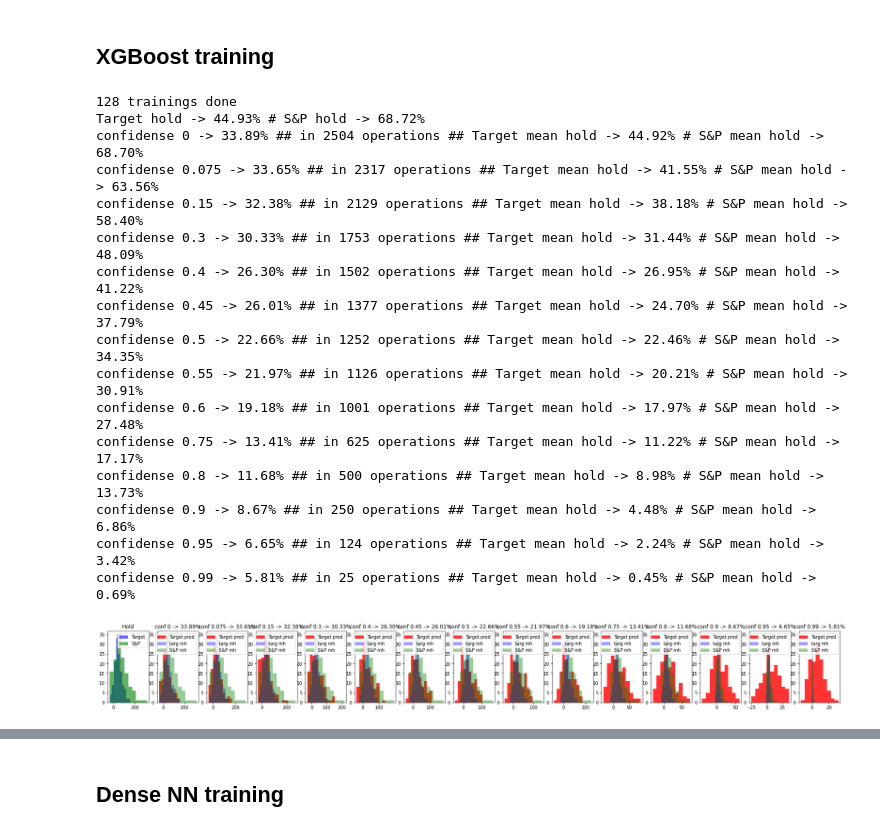
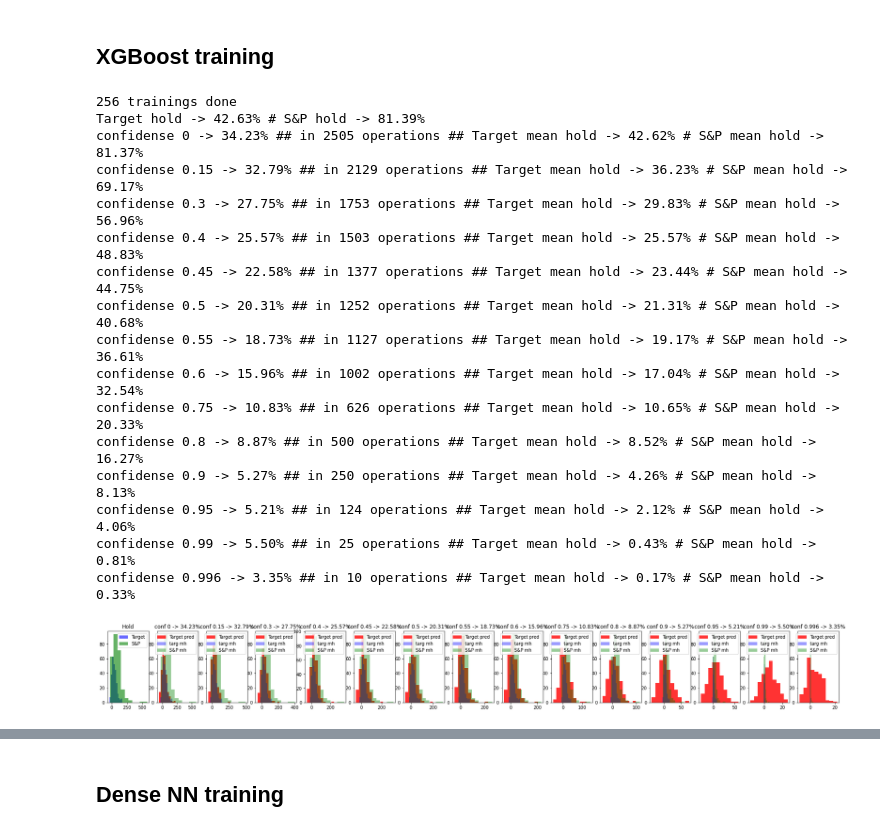
Before and after one commit to igormelekhin/stock_prediction, a Jupyter notebook: stock.ipynb, the cells around one changed output, grey strips where cells are left out. Cells and saved outputs as stored; diff of their text form; code cells hidden in the pictures.

```diff
--- a/stock.ipynb
+++ b/stock.ipynb
@@ -477,7 +602,7 @@ It can be good to do trading operations only in days when model is confident eno
 Training and validation results can vary significantly for different dataset splits. For more reliable results and for hyperparameters affect estimation, several iterations of dataset split and model training are executed. In the end the results of trained models with chosen hyperparameters are analized.<br> / Результаты обучения и валидации могут сильно меняться от случайного разбиения датасетов. Для надёжного получения результатов и для изучения влияния параметров на точность модели запускается несколько итераций случайного разибения датасета и обучений на этих разбиениях. В конце проводится анализ исходов для полученных моделей с данными гиперпараметрами.
 # %%
 ITERS=128 #number of iterations for dataset split and training
-confs=[0,0.075,0.15,0.3,0.4,0.45,0.5,0.55,0.6,0.75,0.8,0.90,0.95,0.99] #confidense levels (0..1) for estimation
+confs=[0,0.15,0.3,0.4,0.45,0.5,0.55,0.6,0.75,0.8,0.90,0.95,0.99,0.996] #confidense levels (0..1) for estimation
 
 datasetParams={} #parameters for dataset
 datasetParams["TYPE"]="ABS" #value type: "ABS" for normalized prices from -0.5 to 0.5, "CHANGES" for relative change on each day
@@ -541,25 +666,26 @@ def runTests(dateData,ITERS,confs,datasetParamsOrig,trainingParamsOrig):
         plt.title('conf '+str(confs[i])+" -> "+"{:.2f}%".format(confsRes[i].mean()))
 # %% [markdown]
 ## XGBoost training
-# %%
-datasetParams["USE"]=["USD","S&P","Gold","Brent"]
-trainingParams["FUNC"]=trainXGB
-runTests(dateData,ITERS,confs,datasetParams,trainingParams)
-# %% [output]
-128 trainings done
-Target hold -> 44.93% # S&P hold -> 68.72%
-confidense 0 -> 33.89% ## in 2504 operations ## Target mean hold -> 44.92% # S&P mean hold -> 68.70%
-confidense 0.075 -> 33.65% ## in 2317 operations ## Target mean hold -> 41.55% # S&P mean hold -> 63.56%
-confidense 0.15 -> 32.38% ## in 2129 operations ## Target mean hold -> 38.18% # S&P mean hold -> 58.40%
-confidense 0.3 -> 30.33% ## in 1753 operations ## Target mean hold -> 31.44% # S&P mean hold -> 48.09%
-confidense 0.4 -> 26.30% ## in 1502 operations ## Target mean hold -> 26.95% # S&P mean hold -> 41.22%
-confidense 0.45 -> 26.01% ## in 1377 operations ## Target mean hold -> 24.70% # S&P mean hold -> 37.79%
-confidense 0.5 -> 22.66% ## in 1252 operations ## Target mean hold -> 22.46% # S&P mean hold -> 34.35%
-confidense 0.55 -> 21.97% ## in 1126 operations ## Target mean hold -> 20.21% # S&P mean hold -> 30.91%
-confidense 0.6 -> 19.18% ## in 1001 operations ## Target mean hold -> 17.97% # S&P mean hold -> 27.48%
-confidense 0.75 -> 13.41% ## in 625 operations ## Target mean hold -> 11.22% # S&P mean hold -> 17.17%
-confidense 0.8 -> 11.68% ## in 500 operations ## Target mean hold -> 8.98% # S&P mean hold -> 13.73%
-confidense 0.9 -> 8.67% ## in 250 operations ## Target mean hold -> 4.48% # S&P mean hold -> 6.86%
-confidense 0.95 -> 6.65% ## in 124 operations ## Target mean hold -> 2.24% # S&P mean hold -> 3.42%
-confidense 0.99 -> 5.81% ## in 25 operations ## Target mean hold -> 0.45% # S&P mean hold -> 0.69%
-[figure, removed]
+# %%
+ITERS=256
+datasetParams["USE"]=["USD","S&P","Gold","Brent"]
+trainingParams["FUNC"]=trainXGB
+runTests(dateData,ITERS,confs,datasetParams,trainingParams)
+# %% [output]
+256 trainings done
+Target hold -> 42.63% # S&P hold -> 81.39%
+confidense 0 -> 34.23% ## in 2505 operations ## Target mean hold -> 42.62% # S&P mean hold -> 81.37%
+confidense 0.15 -> 32.79% ## in 2129 operations ## Target mean hold -> 36.23% # S&P mean hold -> 69.17%
+confidense 0.3 -> 27.75% ## in 1753 operations ## Target mean hold -> 29.83% # S&P mean hold -> 56.96%
+confidense 0.4 -> 25.57% ## in 1503 operations ## Target mean hold -> 25.57% # S&P mean hold -> 48.83%
+confidense 0.45 -> 22.58% ## in 1377 operations ## Target mean hold -> 23.44% # S&P mean hold -> 44.75%
+confidense 0.5 -> 20.31% ## in 1252 operations ## Target mean hold -> 21.31% # S&P mean hold -> 40.68%
+confidense 0.55 -> 18.73% ## in 1127 operations ## Target mean hold -> 19.17% # S&P mean hold -> 36.61%
+confidense 0.6 -> 15.96% ## in 1002 operations ## Target mean hold -> 17.04% # S&P mean hold -> 32.54%
+confidense 0.75 -> 10.83% ## in 626 operations ## Target mean hold -> 10.65% # S&P mean hold -> 20.33%
+confidense 0.8 -> 8.87% ## in 500 operations ## Target mean hold -> 8.52% # S&P mean hold -> 16.27%
+confidense 0.9 -> 5.27% ## in 250 operations ## Target mean hold -> 4.26% # S&P mean hold -> 8.13%
+confidense 0.95 -> 5.21% ## in 124 operations ## Target mean hold -> 2.12% # S&P mean hold -> 4.06%
+confidense 0.99 -> 5.50% ## in 25 operations ## Target mean hold -> 0.43% # S&P mean hold -> 0.81%
+confidense 0.996 -> 3.35% ## in 10 operations ## Target mean hold -> 0.17% # S&P mean hold -> 0.33%
+[figure, added]
```
Also changed, not shown: parts of 24 cells of this notebook.
